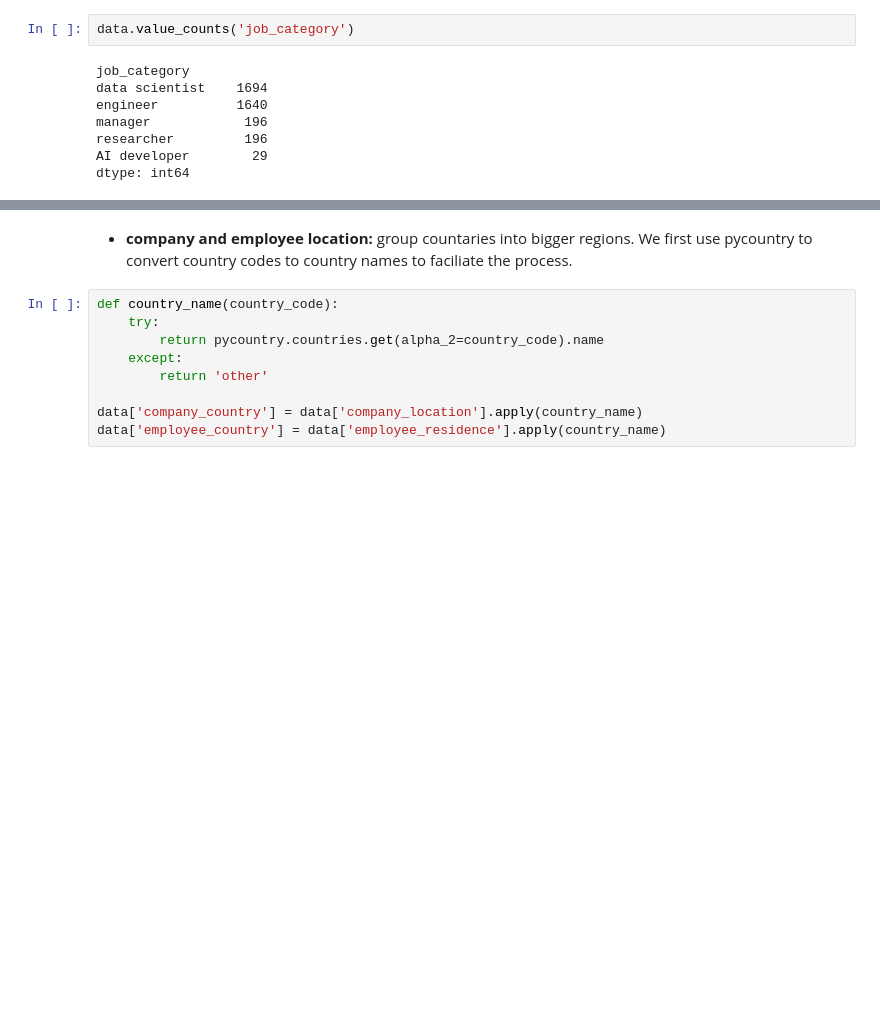
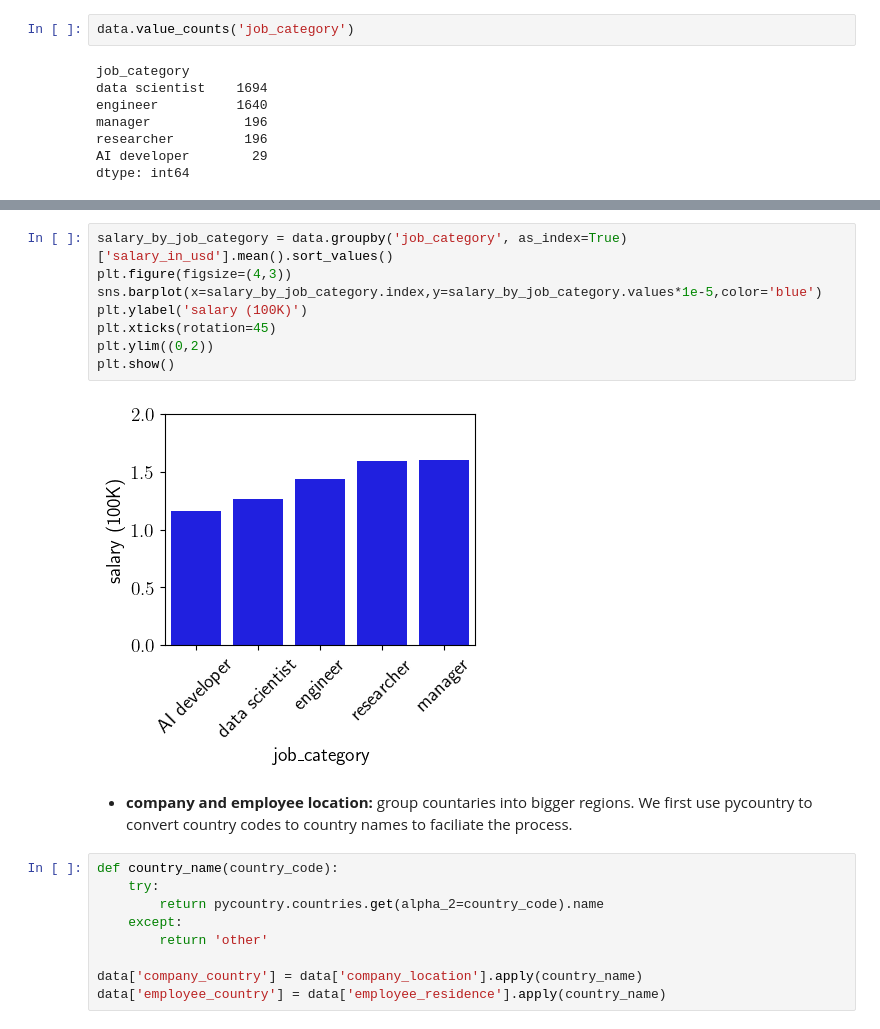
Before and after one commit to rfjd/Machine-Learning, a Jupyter notebook: kaggle/Data-Science-Salaries-2023/ds_salaries.ipynb, the cells around one changed output, grey strips where cells are left out. Cells and saved outputs as stored; diff of their text form; blank space fills up the shorter version.

```diff
--- a/kaggle/Data-Science-Salaries-2023/ds_salaries.ipynb
+++ b/kaggle/Data-Science-Salaries-2023/ds_salaries.ipynb
@@ -216,3 +225,13 @@ dtype: int64
+# %%
+salary_by_job_category = data.groupby('job_category', as_index=True)['salary_in_usd'].mean().sort_values()
+plt.figure(figsize=(4,3))
+sns.barplot(x=salary_by_job_category.index,y=salary_by_job_category.values*1e-5,color='blue')
+plt.ylabel('salary (100K)')
+plt.xticks(rotation=45)
+plt.ylim((0,2))
+plt.show()
+# %% [output]
+[figure, added]
 # %% [markdown]
 - **company and employee location:** group countaries into bigger regions. We first use pycountry to convert country codes to country names to faciliate the process.
 # %%
```
Also changed, not shown: parts of 2 cells of this notebook.
